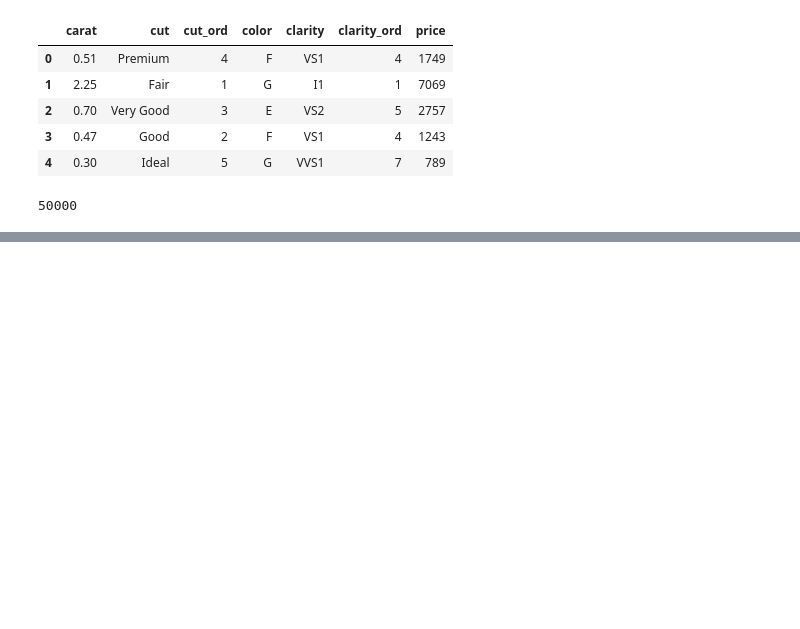
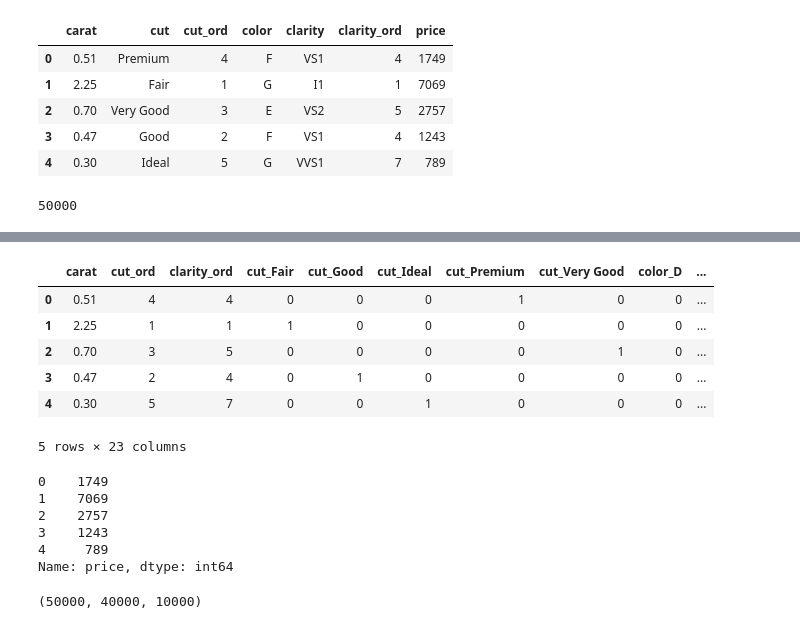
Before and after one commit to Chandu106/Regression_project_03_Diamond_price_prediction, a Jupyter notebook: Diamond_01.ipynb, the cells around one changed output, grey strips where cells are left out. Cells and saved outputs as stored; diff of their text form; code cells hidden in the pictures; blank space fills up the shorter version.

```diff
--- a/Diamond_01.ipynb
+++ b/Diamond_01.ipynb
@@ -22,0 +36,22 @@ len(diamond_01)
+# %%
+X = diamond_01_one_hot.drop("price", axis = 1)
+y = diamond_01_one_hot["price"]
+# %%
+X.head()
+# %% [output]
+|  | carat | cut_ord | clarity_ord | cut_Fair | cut_Good | cut_Ideal | cut_Premium | cut_Very Good | color_D | ... |
+| 0 | 0.51 | 4 | 4 | 0 | 0 | 0 | 1 | 0 | 0 | ... |
+| 1 | 2.25 | 1 | 1 | 1 | 0 | 0 | 0 | 0 | 0 | ... |
+| 2 | 0.70 | 3 | 5 | 0 | 0 | 0 | 0 | 1 | 0 | ... |
+| 3 | 0.47 | 2 | 4 | 0 | 1 | 0 | 0 | 0 | 0 | ... |
+| 4 | 0.30 | 5 | 7 | 0 | 0 | 1 | 0 | 0 | 0 | ... |
+5 rows × 23 columns
+# %%
+y.head()
+# %% [output]
+0    1749
+1    7069
+2    2757
+3    1243
+4     789
+Name: price, dtype: int64
@@ -22,0 +66,5 @@ len(diamond_01)
+# %%
+len(X) , len(X_train) , len(X_test)
+len(y) , len(y_train) , len(y_test)
+# %% [output]
+(50000, 40000, 10000)
```
Also changed, not shown: parts of 10 cells of this notebook.
